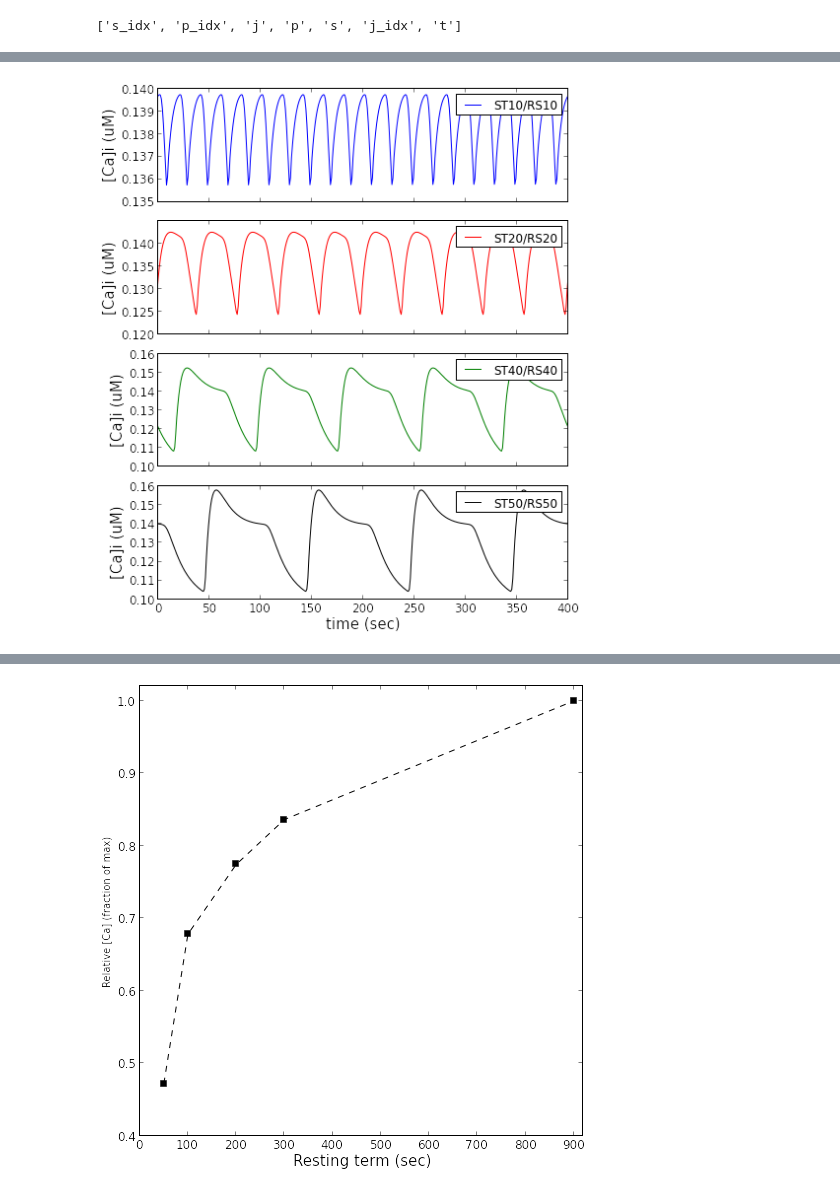
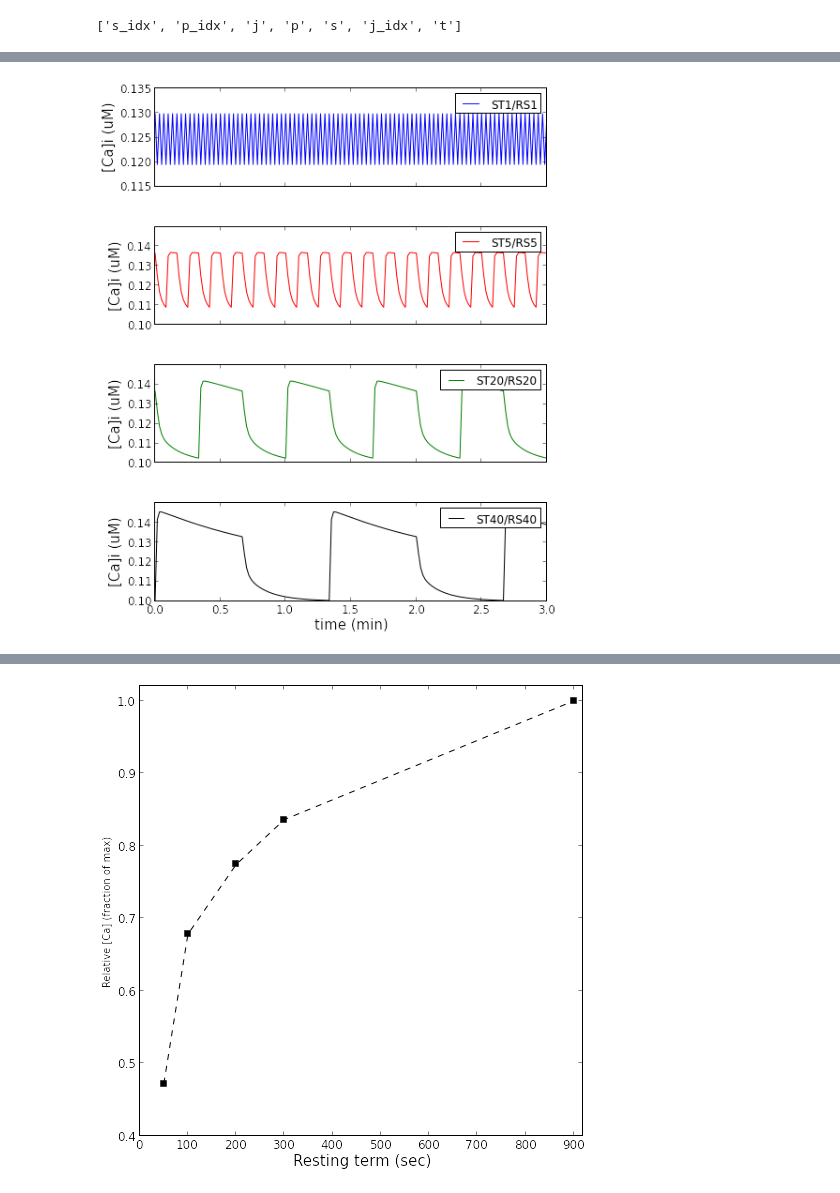
Before and after one commit to huskeypm/microglia, a Jupyter notebook: gotran/daisy-freqs-contour.ipynb, the cells around one changed output, grey strips where cells are left out. Drawn from its saved outputs; the diff is of its cells as text; code cells hidden in the pictures.

```diff
--- a/gotran/daisy-freqs-contour.ipynb
+++ b/gotran/daisy-freqs-contour.ipynb
@@ -13,0 +24,5 @@ import matplotlib.pyplot as plt
+# %%
+data11 = ao.readPickle("/home/AD/bch265/Data_storage/5st5rsMG_0.001mMATPnew_cat.pickle")
+data12 = ao.readPickle("/home/AD/bch265/Data_storage/5st5rsMG_0.01mMATPnew_cat.pickle")
+data13 = ao.readPickle("/home/AD/bch265/Data_storage/5st5rsMG_0.1mMATPnew_cat.pickle")
+data14 = ao.readPickle("/home/AD/bch265/Data_storage/5st5rsMG_1mMATPnew_cat.pickle")
@@ -14,9 +34,4 @@ import matplotlib.pyplot as plt
 # %%
-data11 = ao.readPickle("/home/AD/bch265/Data_storage/10st10rsMG_0.001mMATPnew_cat.pickle")
-data12 = ao.readPickle("/home/AD/bch265/Data_storage/10st10rsMG_0.01mMATPnew_cat.pickle")
-data13 = ao.readPickle("/home/AD/bch265/Data_storage/10st10rsMG_0.1mMATPnew_cat.pickle")
-data14 = ao.readPickle("/home/AD/bch265/Data_storage/10st10rsMG_1mMATPnew_cat.pickle")
-
 data21 = ao.readPickle("/home/AD/bch265/Data_storage/20st20rsMG_0.001mMATPnew_cat.pickle")
 data22 = ao.readPickle("/home/AD/bch265/Data_storage/20st20rsMG_0.01mMATPnew_cat.pickle")
 data23 = ao.readPickle("/home/AD/bch265/Data_storage/20st20rsMG_0.1mMATPnew_cat.pickle")
@@ -27,8 +42,8 @@ data32 = ao.readPickle("/home/AD/bch265/Data_storage/40st40rsMG_0.01mMATPnew_cat
 data33 = ao.readPickle("/home/AD/bch265/Data_storage/40st40rsMG_0.1mMATPnew_cat.pickle")
 data34 = ao.readPickle("/home/AD/bch265/Data_storage/40st40rsMG_1mMATPnew_cat.pickle")
 
-data41 = ao.readPickle("/home/AD/bch265/Data_storage/50st50rsMG_0.001mMATPnew_cat.pickle")
-data42 = ao.readPickle("/home/AD/bch265/Data_storage/50st50rsMG_0.01mMATPnew_cat.pickle")
-data43 = ao.readPickle("/home/AD/bch265/Data_storage/50st50rsMG_0.1mMATPnew_cat.pickle")
-data44 = ao.readPickle("/home/AD/bch265/Data_storage/50st50rsMG_1mMATPnew_cat.pickle")
+#data41 = ao.readPickle("/home/AD/bch265/Data_storage/50st50rsMG_0.001mMATPnew_cat.pickle")
+#data42 = ao.readPickle("/home/AD/bch265/Data_storage/50st50rsMG_0.01mMATPnew_cat.pickle")
+#data43 = ao.readPickle("/home/AD/bch265/Data_storage/50st50rsMG_0.1mMATPnew_cat.pickle")
+#data44 = ao.readPickle("/home/AD/bch265/Data_storage/50st50rsMG_1mMATPnew_cat.pickle")
 # %% [output]
@@ -485,57 +522,58 @@ print np.array([[D41, D42, D43, D44], [D91, D92, D93, D94], [D01, D02, D03, D04]
 # %%
 stateLabel = "Cai"
-subData1 = ao.GetData(data11,stateLabel)
-subData2 = ao.GetData(data21,stateLabel)
-subData3 = ao.GetData(data31,stateLabel)
-subData4 = ao.GetData(data41,stateLabel)
+subData0 = ao.GetData(data140,stateLabel)
+subData1 = ao.GetData(data14,stateLabel)
+subData2 = ao.GetData(data24,stateLabel)
+subData3 = ao.GetData(data34,stateLabel)
 
-plt.figure(figsize=(7,8))
-ax = plt.subplot(4,1,1)
+plt.figure(figsize=(7,10))
+ax = plt.subplot(5,1,1)
 ax.tick_params(labelsize=12)
-ax.plot(subData1.t*1000,subData1.valsIdx,'b-',label="ST10/RS10")
+ax.plot((subData0.t-1000)/60,subData0.valsIdx,'b-',label="ST1/RS1")
 ax.legend(fontsize=12)
 ax.set_ylabel("[Ca]i (uM)",fontsize=15)
-plt.ylim(0.135,0.14)
-plt.xlim(3800,4200)
+plt.ylim(0.115,0.135)
+plt.xlim(0,3)
 labels = [item.get_text() for item in ax.get_xticklabels()]
 empty_string_labels = ['']*len(labels)
 ax.set_xticklabels(empty_string_labels)
 plt.tight_layout()
 
-ax = plt.subplot(4,1,2)
+ax = plt.subplot(5,1,2)
 ax.tick_params(labelsize=12)
-ax.plot(subData2.t*1000,subData2.valsIdx,'r-',label="ST20/RS20")
+ax.plot((subData1.t-1000)/60,subData1.valsIdx,'r-',label="ST5/RS5")
 ax.legend(fontsize=12)
 ax.set_ylabel("[Ca]i (uM)",fontsize=15)
-plt.ylim(0.12,0.145)
-plt.xlim(3800,4200)
+plt.ylim(0.1,0.15)
+plt.xlim(0,3)
 labels = [item.get_text() for item in ax.get_xticklabels()]
 empty_string_labels = ['']*len(labels)
 ax.set_xticklabels(empty_string_labels)
 plt.tight_layout()
 
-ax = plt.subplot(4,1,3)
+ax = plt.subplot(5,1,3)
 ax.tick_params(labelsize=12)
-ax.plot(subData3.t*1000,subData3.valsIdx,'g-',label="ST40/RS40")
+ax.plot((subData2.t-1000)/60,subData2.valsIdx,'g-',label="ST20/RS20")
 ax.legend(fontsize=12)
 ax.set_ylabel("[Ca]i (uM)",fontsize=15)
-plt.ylim(0.10,0.16)
-plt.xlim(3800,4200)
+plt.ylim(0.1,0.15)
+plt.xlim(0,3)
 labels = [item.get_text() for item in ax.get_xticklabels()]
 empty_string_labels = ['']*len(labels)
 ax.set_xticklabels(empty_string_labels)
 plt.tight_layout()
 
-ax = plt.subplot(4,1,4)
+ax = plt.subplot(5,1,4)
 ax.tick_params(labelsize=12)
-ax.plot(subData4.t*1000-3800,subData4.valsIdx,'k-',label="ST50/RS50")
+ax.plot((subData3.t-1000)/60,subData3.valsIdx,'k-',label="ST40/RS40")
 ax.legend(fontsize=12)
 ax.set_ylabel("[Ca]i (uM)",fontsize=15)
-plt.ylim(0.10,0.16)
-plt.xlim(0,400)
-ax.set_xlabel("time (sec)",fontsize=15)
+plt.ylim(0.1,0.15)
+plt.xlim(0,3)
+ax.set_xlabel("time (min)",fontsize=15)
 plt.tight_layout()
 
-plt.savefig("/home/AD/bch265/Dropbox/Postdoctoral2017-/Modeling-Codes/repo/bens-paper/microglia04092018/cavsfreqduranew0.001mM.png")
+
+plt.savefig("/home/AD/bch265/Dropbox/Postdoctoral2017-/Modeling-Codes/repo/bens-paper/microglia04092018/cavsfreqduranew1mM.png")
 # %% [output]
-[figure, old version]
+[figure, new version]
```
Also changed, not shown: parts of 19 cells of this notebook, 4 other files.
